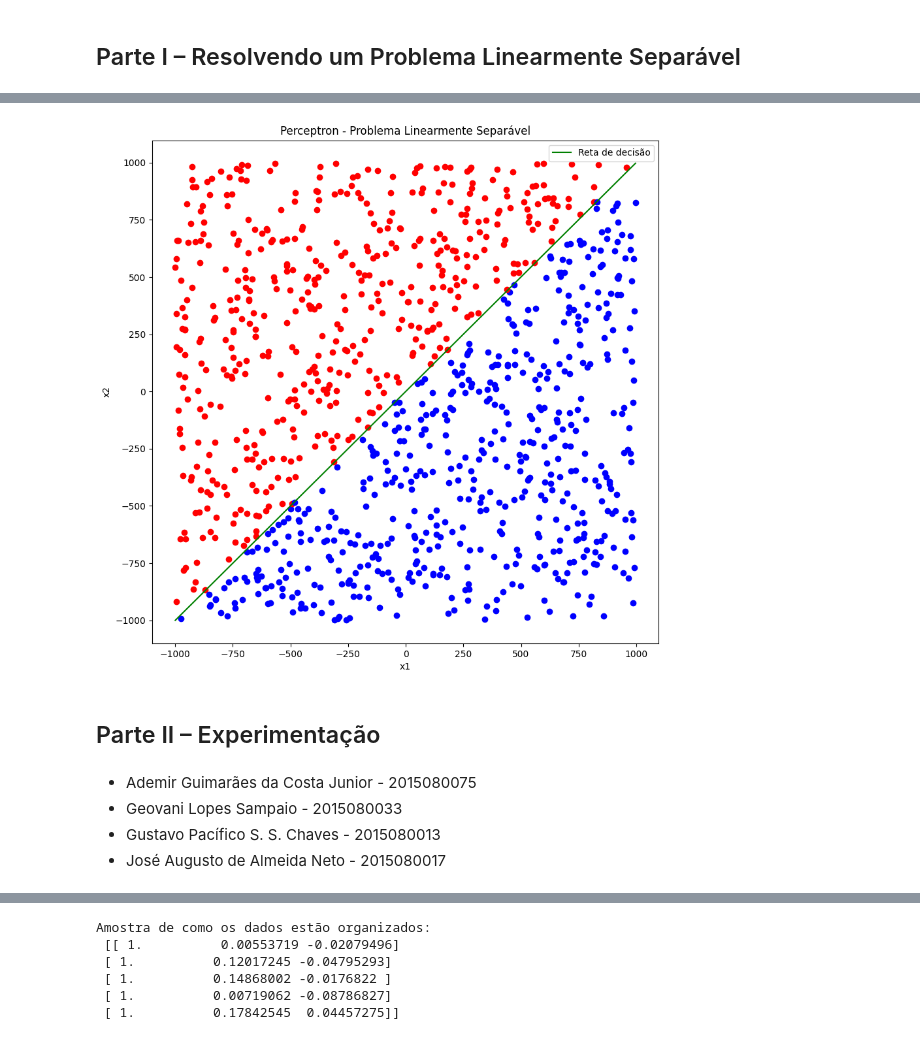
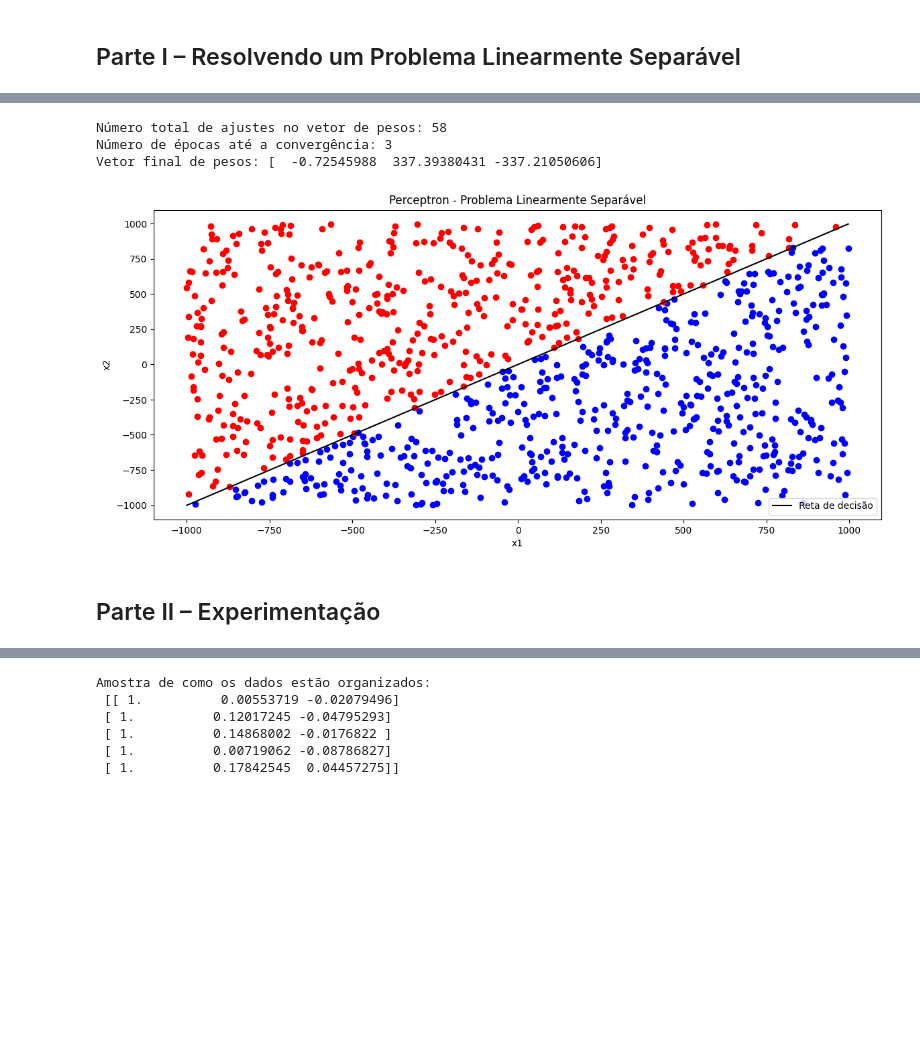
Before and after one commit to zeneto11/RNA-2024.1-PP2.1, a Jupyter notebook: code/perceptron.ipynb, the cells around one changed output, grey strips where cells are left out. Drawn from its saved outputs; the diff is of its cells as text; code cells hidden in the pictures; blank space fills up the shorter version.

```diff
--- a/code/perceptron.ipynb
+++ b/code/perceptron.ipynb
@@ -21,16 +17,3 @@ import pandas as pd
 from prettytable import PrettyTable
 # %% [markdown]
 ## Parte I – Resolvendo um Problema Linearmente Separável
-# %%
-file_path = '../data/dataAll.txt'
-
-# Carregar os dados do arquivo dataAll.txt
-data = np.fromfile(file_path)
-print("Dados sem formatação:", data.shape)
-
-# Formatando para x1, x2 e yd
-splited_data = np.array(np.split(data, 1000))
-print("Dados formatados:", splited_data.shape)
-
-# Amostra de 5 exemplos
-print("Amostra de como os dados estão organizados:\n", splited_data[:5])
@@ -45,0 +57,7 @@ Amostra de como os dados estão organizados:
+# %%
+file_path = '../data/dataAll.txt'
+
+formatted_data = load_data(file_path)
+
+print("Unformatted data:", formatted_data.shape)
+print("Sample of how the data is organized:\n", formatted_data[:5])
@@ -46,19 +72,13 @@ Amostra de como os dados estão organizados:
 # %%
-X = splited_data[:, :2]  # atributos x1 e x2
-y = splited_data[:, 2]   # rótulo yd
-
-# Limiar da função de ativação degrau
-theta = 0
+X = formatted_data[:, :2]  # atributos x1 e x2
+y = formatted_data[:, 2]   # rótulo yd
 
 # Taxa de aprendizado
 eta = 0.1
 
-# Função de ativação degrau
-def step_function(net_input):
-    return 1 if net_input >= theta else 0
+# Vetor de pesos
+np.random.seed(42)
+w = np.random.uniform(-0.5, 0.5, 3)  # Três pesos, incluindo o bias
 
-# Vetor de pesos
-np.random.seed(90)
-w = np.random.uniform(-0.5, 0.5, 3)  # Três pesos, incluindo o bias
 print("Vetor inicial de pesos:", w)
 # %% [output]
@@ -115,29 +91,31 @@ Vetor final de pesos: [ 1.53054199e-01  3.23066716e+02 -3.23025349e+02]
+# %%
+print("Número total de ajustes no vetor de pesos:", total_adjustments)
+print("Número de épocas até a convergência:", num_epochs)
+print("Vetor final de pesos:", final_weights)
+# %% [output]
+Número total de ajustes no vetor de pesos: 58
+Número de épocas até a convergência: 3
+Vetor final de pesos: [  -0.72545988  337.39380431 -337.21050606]
 # %%
 # Plotar os dados e a reta de decisão
-plt.figure(figsize=(10, 10))  # Aumentar o tamanho do gráfico
-
+plt.figure(figsize=(14, 6))
 for i in range(X.shape[0]):
     if y[i] == 0:
         plt.scatter(X[i, 1], X[i, 2], color='red')
     else:
         plt.scatter(X[i, 1], X[i, 2], color='blue')
 
 # Plotar a reta de separação
 x_values = [min(X[:, 1]), max(X[:, 1])]
 y_values = - (w[1] * np.array(x_values) + w[0]) / w[2]
-plt.plot(x_values, y_values, label='Reta de decisão', color='green')
+plt.plot(x_values, y_values, label='Reta de decisão', color='black')
 
 plt.xlabel('x1')
 plt.ylabel('x2')
 plt.title('Perceptron - Problema Linearmente Separável')
 plt.legend()
 plt.show()
 # %% [output]
-[figure, old version]
+[figure, new version]
 # %% [markdown]
 ## Parte II – Experimentação
-# %% [markdown]
-- Ademir Guimarães da Costa Junior - 2015080075
-- Geovani Lopes Sampaio - 2015080033
-- Gustavo Pacífico S. S. Chaves - 2015080013
-- José Augusto de Almeida Neto - 2015080017
```
Also changed, not shown: parts of 16 cells of this notebook.
